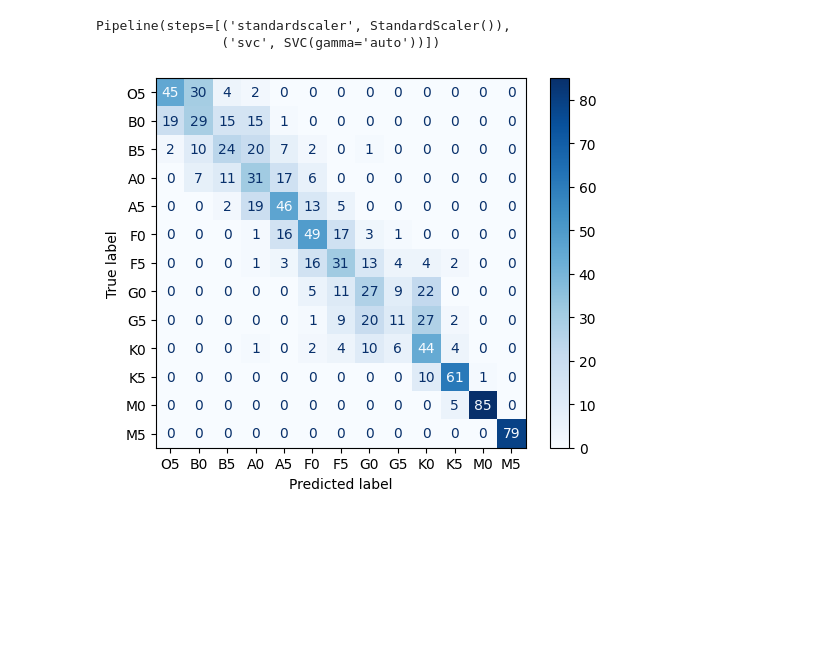
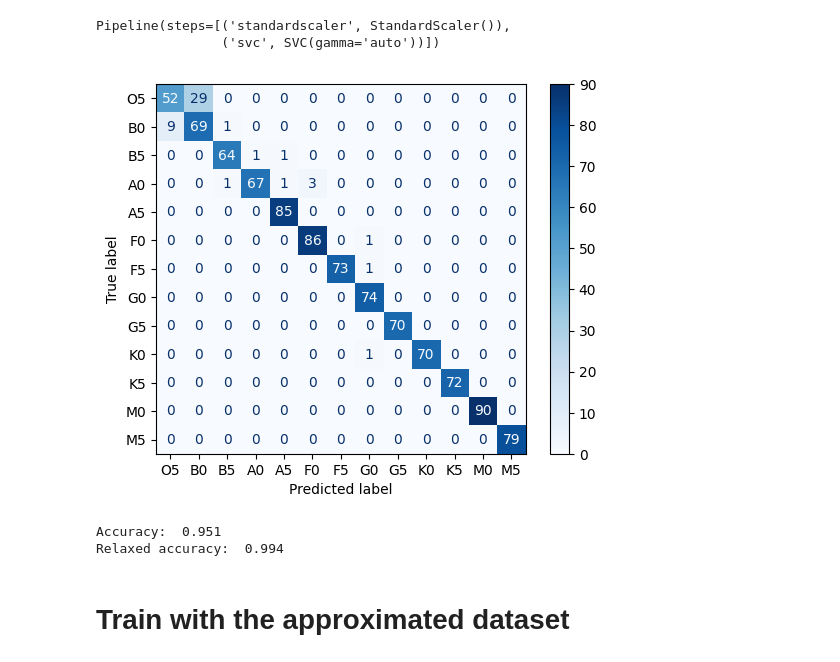
Before and after one commit to CentofantiEze/sed_spectral_classification, a Jupyter notebook: notebooks/svm_classifier.ipynb, the cells around one changed output. Saved outputs shown, nothing was run; the diff lists cells and outputs as text; code cells hidden in the pictures; blank space fills up the shorter version.

```diff
--- a/notebooks/svm_classifier.ipynb
+++ b/notebooks/svm_classifier.ipynb
@@ -16,13 +15,13 @@ wf_psf_dir = '/Users/ec270266/Documents/Phd/Euclid/dev/wf-psf/'
 SED_path = wf_psf_dir+'data/SEDs/save_SEDs/'
 
 # Load the datasets
-dataset_train = np.load(data_dir + 'train_10000_stars_id_001_8bins.npy', allow_pickle=True)[()]
-print(dataset_train.keys())
-dataset_test = np.load(data_dir + 'test_1000_stars_id_001_8bins.npy', allow_pickle=True)[()]
+dataset_gt_train = np.load(data_dir + 'train_10000_stars_id_001_8bins.npy', allow_pickle=True)[()]
+print(dataset_gt_train.keys())
+dataset_gt_test = np.load(data_dir + 'test_1000_stars_id_001_8bins.npy', allow_pickle=True)[()]
 # %% [output]
 dict_keys(['stars', 'noisy_stars', 'mono_psfs', 'positions', 'SEDs', 'zernike_coef', 'C_poly', 'parameters', 'SED_ids', 'SNR'])
 # %%
-noisy = True
+noisy = False
 if noisy == True:
     obs_type = 'noisy_stars'
 else:
@@ -30,15 +29,15 @@ else:
 
 # Compute the star spectral energy distribution estimation
 diff_train = []
-for i in range(dataset_train['parameters']['n_stars']):
-    diff = (np.array([np.sum((mono_psf-dataset_train[obs_type][i])**2) for mono_psf in dataset_train['mono_psfs'][i]]))
+for i in range(dataset_gt_train['parameters']['n_stars']):
+    diff = (np.array([np.sum((mono_psf-dataset_gt_train[obs_type][i])**2) for mono_psf in dataset_gt_train['mono_psfs'][i]]))
     diff_train.append((1-diff)/np.max(1-diff))
 diff_train = np.array(diff_train)
 print(diff_train.shape)
 
 diff_test = []
-for i in range(dataset_test['parameters']['n_stars']):
-    diff = (np.array([np.sum((mono_psf-dataset_test[obs_type][i])**2) for mono_psf in dataset_test['mono_psfs'][i]]))
+for i in range(dataset_gt_test['parameters']['n_stars']):
+    diff = (np.array([np.sum((mono_psf-dataset_gt_test[obs_type][i])**2) for mono_psf in dataset_gt_test['mono_psfs'][i]]))
     diff_test.append((1-diff)/np.max(1-diff))
 diff_test = np.array(diff_test)
 print(diff_test.shape)
@@ -47,7 +46,7 @@ print(diff_test.shape)
 (1000, 8)
 # %%
 clf = make_pipeline(StandardScaler(), SVC(gamma='auto'))
-clf.fit(diff_train, dataset_train['SED_ids'])
+clf.fit(diff_train, dataset_gt_train['SED_ids'])
 # %% [output]
 Pipeline(steps=[('standardscaler', StandardScaler()),
                 ('svc', SVC(gamma='auto'))])
@@ -55,10 +54,20 @@ Pipeline(steps=[('standardscaler', StandardScaler()),
 predictions = clf.predict(diff_test)
 # %%
 star_class_labels = ['O5','B0','B5','A0','A5','F0','F5','G0','G5','K0','K5','M0','M5']
-cm = confusion_matrix(dataset_test['SED_ids'], predictions)
+cm = confusion_matrix(dataset_gt_test['SED_ids'], predictions)
 disp = ConfusionMatrixDisplay(confusion_matrix=cm, display_labels=star_class_labels)
 
 disp.plot(cmap=plt.cm.Blues)
 plt.show()
+
+accuracy = np.trace(cm)/np.sum(cm)
+relaxed_accuracy = (np.trace(cm, offset=1) + np.trace(cm, offset=-1) + np.trace(cm) )/np.sum(cm)
+
+print('Accuracy: ', accuracy)
+print('Relaxed accuracy: ', relaxed_accuracy)
 # %% [output]
-[figure, old version]
+[figure, new version]
+Accuracy:  0.951
+Relaxed accuracy:  0.994
+# %% [markdown]
+# Train with the approximated dataset
```
Also changed, not shown: parts of 5 cells of this notebook.
